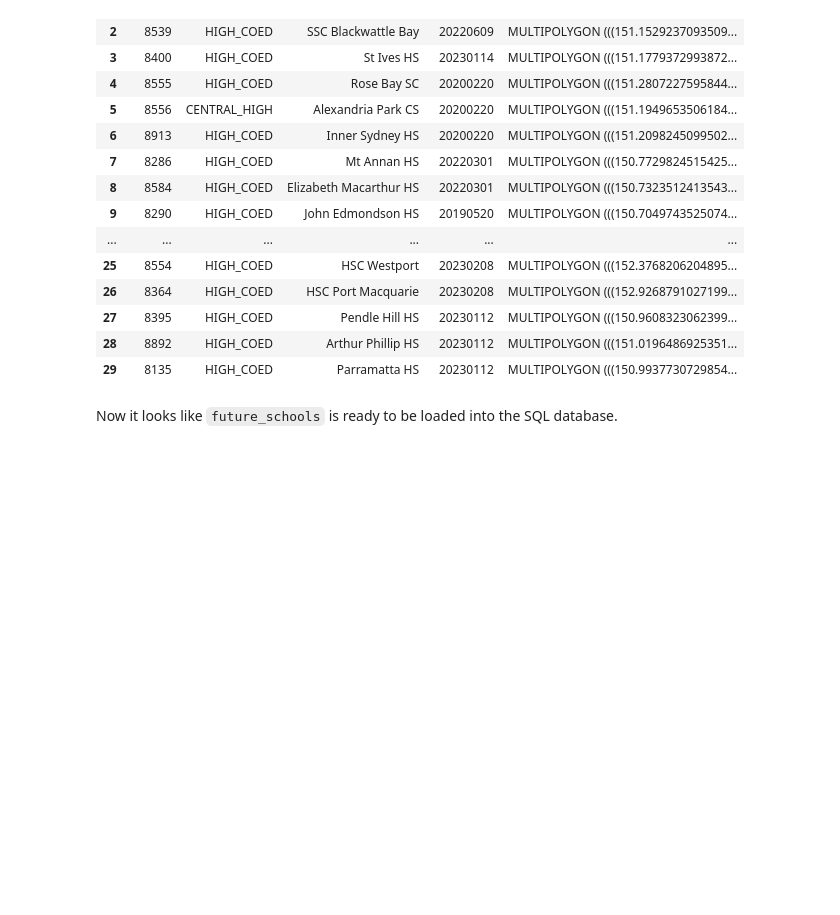
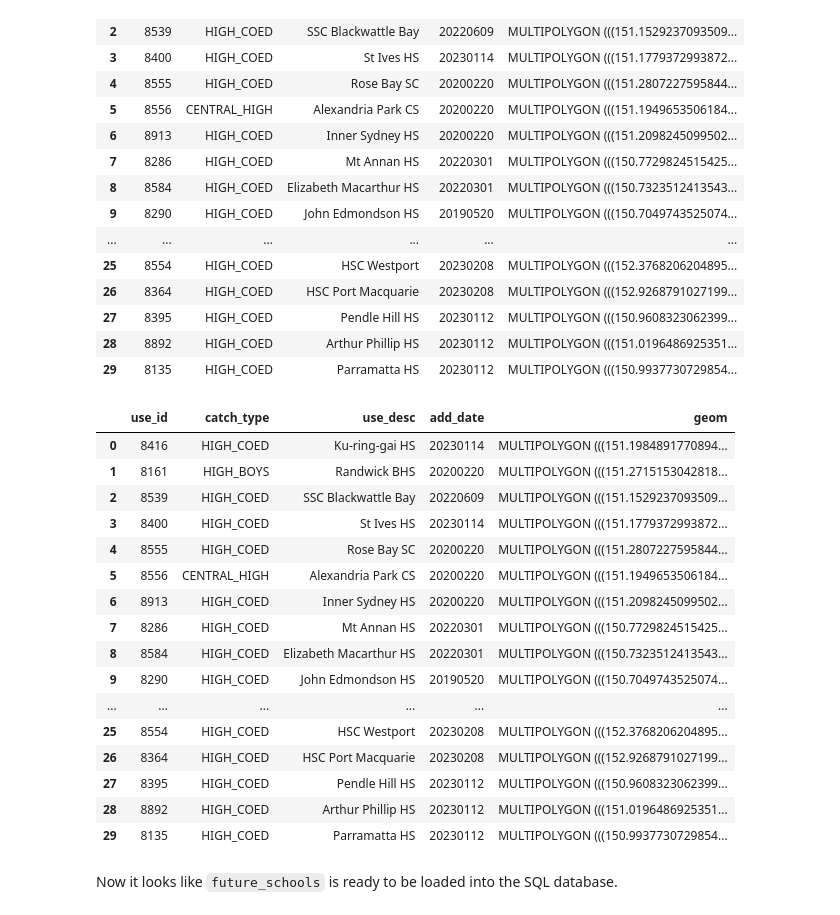
Before and after one commit to infernocadet/greater-sydney-analysis, a Jupyter notebook: Greater Sydney Analysis.ipynb, the cells around one changed output. Drawn from its saved outputs; the diff is of its cells as text; code cells hidden in the pictures; blank space fills up the shorter version.

```diff
--- a/Greater Sydney Analysis.ipynb
+++ b/Greater Sydney Analysis.ipynb
@@ -1009,6 +1040,30 @@ future_schools
 | 27 | 8395 | HIGH_COED | Pendle Hill HS | 20230112 | MULTIPOLYGON (((150.9608323062399... |
 | 28 | 8892 | HIGH_COED | Arthur Phillip HS | 20230112 | MULTIPOLYGON (((151.0196486925351... |
 | 29 | 8135 | HIGH_COED | Parramatta HS | 20230112 | MULTIPOLYGON (((150.9937730729854... |
+# %%
+future_schools = future_schools.rename(columns={'USE_ID': 'use_id'})
+future_schools = future_schools.rename(columns={'CATCH_TYPE': 'catch_type'})
+future_schools = future_schools.rename(columns={'ADD_DATE': 'add_date'})
+future_schools = future_schools.rename(columns={'USE_DESC': 'use_desc'})
+future_schools
+# %% [output]
+|  | use_id | catch_type | use_desc | add_date | geom |
+| 0 | 8416 | HIGH_COED | Ku-ring-gai HS | 20230114 | MULTIPOLYGON (((151.1984891770894... |
+| 1 | 8161 | HIGH_BOYS | Randwick BHS | 20200220 | MULTIPOLYGON (((151.2715153042818... |
+| 2 | 8539 | HIGH_COED | SSC Blackwattle Bay | 20220609 | MULTIPOLYGON (((151.1529237093509... |
+| 3 | 8400 | HIGH_COED | St Ives HS | 20230114 | MULTIPOLYGON (((151.1779372993872... |
+| 4 | 8555 | HIGH_COED | Rose Bay SC | 20200220 | MULTIPOLYGON (((151.2807227595844... |
+| 5 | 8556 | CENTRAL_HIGH | Alexandria Park CS | 20200220 | MULTIPOLYGON (((151.1949653506184... |
+| 6 | 8913 | HIGH_COED | Inner Sydney HS | 20200220 | MULTIPOLYGON (((151.2098245099502... |
+| 7 | 8286 | HIGH_COED | Mt Annan HS | 20220301 | MULTIPOLYGON (((150.7729824515425... |
+| 8 | 8584 | HIGH_COED | Elizabeth Macarthur HS | 20220301 | MULTIPOLYGON (((150.7323512413543... |
+| 9 | 8290 | HIGH_COED | John Edmondson HS | 20190520 | MULTIPOLYGON (((150.7049743525074... |
+| ... | ... | ... | ... | ... | ... |
+| 25 | 8554 | HIGH_COED | HSC Westport | 20230208 | MULTIPOLYGON (((152.3768206204895... |
+| 26 | 8364 | HIGH_COED | HSC Port Macquarie | 20230208 | MULTIPOLYGON (((152.9268791027199... |
+| 27 | 8395 | HIGH_COED | Pendle Hill HS | 20230112 | MULTIPOLYGON (((150.9608323062399... |
+| 28 | 8892 | HIGH_COED | Arthur Phillip HS | 20230112 | MULTIPOLYGON (((151.0196486925351... |
+| 29 | 8135 | HIGH_COED | Parramatta HS | 20230112 | MULTIPOLYGON (((150.9937730729854... |
 # %% [markdown]
 Now it looks like `future_schools` is ready to be loaded into the SQL database.
 # %% [markdown]
```
Also changed, not shown: parts of 19 cells of this notebook.
